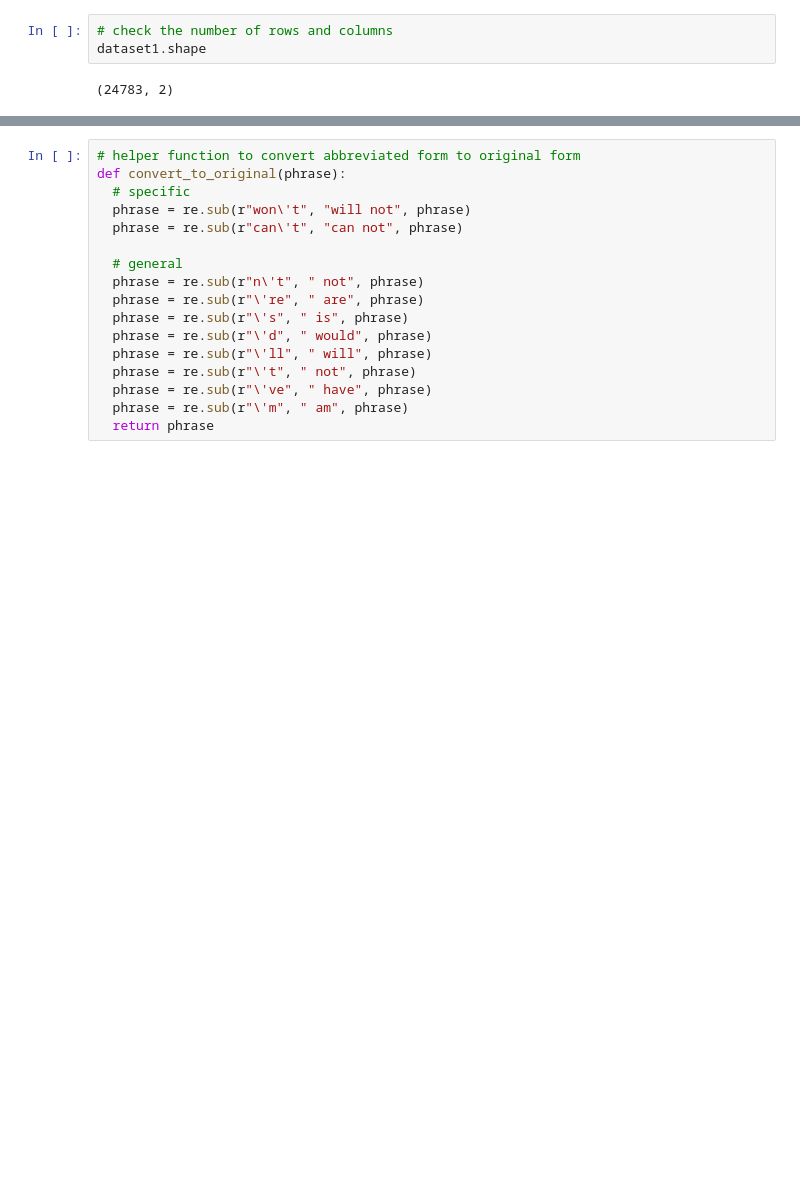
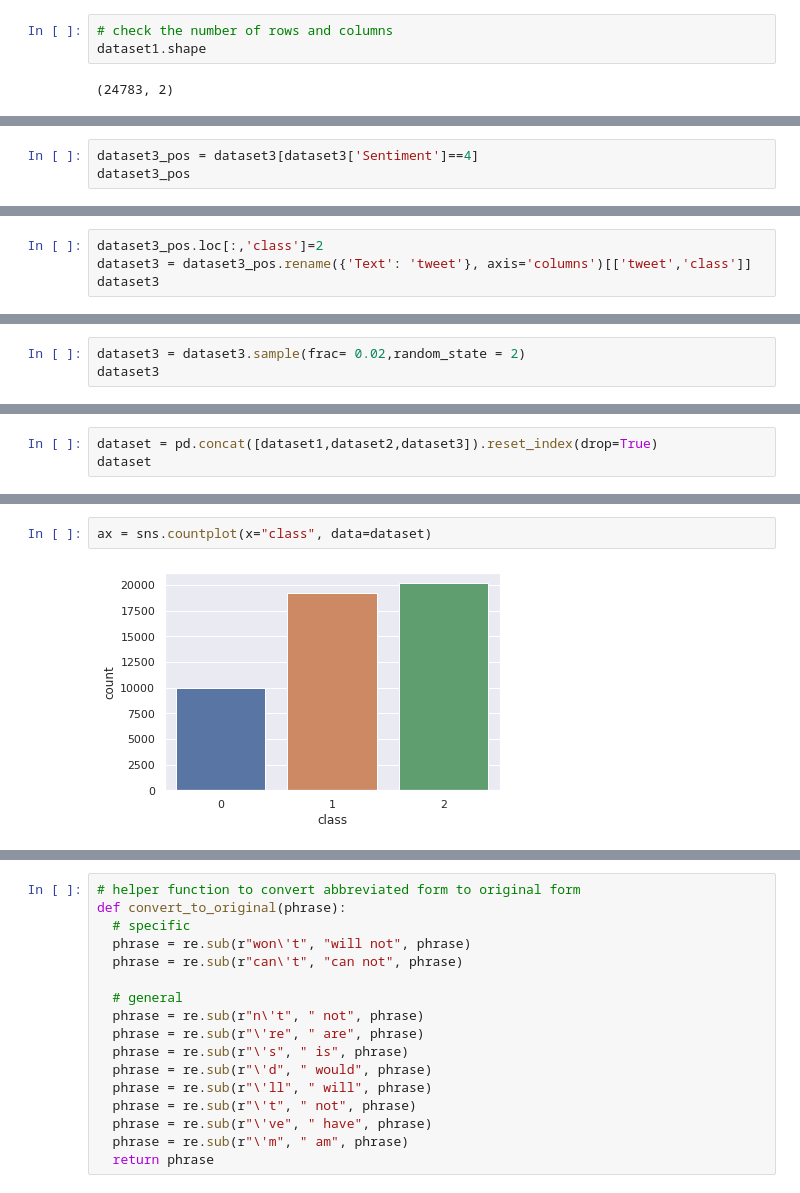
Before and after one commit to evelynerhuan/Noffence, a Jupyter notebook: data_preprocessing.ipynb, the cells around one changed output, grey strips where cells are left out. Cells and saved outputs as stored; diff of their text form; blank space fills up the shorter version.

```diff
--- a/data_preprocessing.ipynb
+++ b/data_preprocessing.ipynb
@@ -84,0 +219,3 @@ dtype: int64
+# %%
+dataset3_pos = dataset3[dataset3['Sentiment']==4]
+dataset3_pos
@@ -84,0 +236,4 @@ dtype: int64
+# %%
+dataset3_pos.loc[:,'class']=2
+dataset3 = dataset3_pos.rename({'Text': 'tweet'}, axis='columns')[['tweet','class']]
+dataset3
@@ -84,0 +254,3 @@ dtype: int64
+# %%
+dataset3 = dataset3.sample(frac= 0.02,random_state = 2)
+dataset3
@@ -84,0 +273,3 @@ dtype: int64
+# %%
+dataset = pd.concat([dataset1,dataset2,dataset3]).reset_index(drop=True)
+dataset
@@ -84,0 +290,4 @@ dtype: int64
+# %%
+ax = sns.countplot(x="class", data=dataset)
+# %% [output]
+[figure, added]
```
Also changed, not shown: parts of 44 cells of this notebook, 6 other files.
